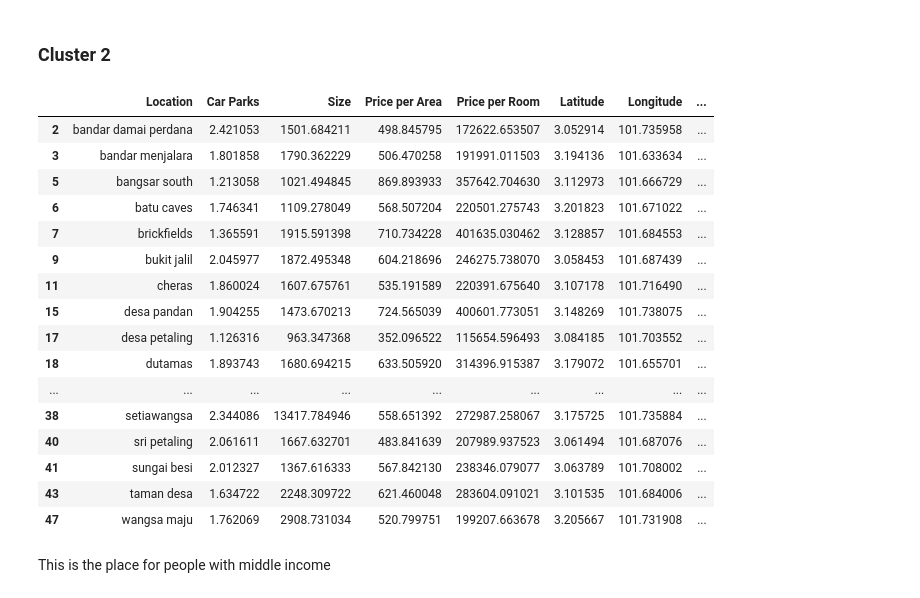
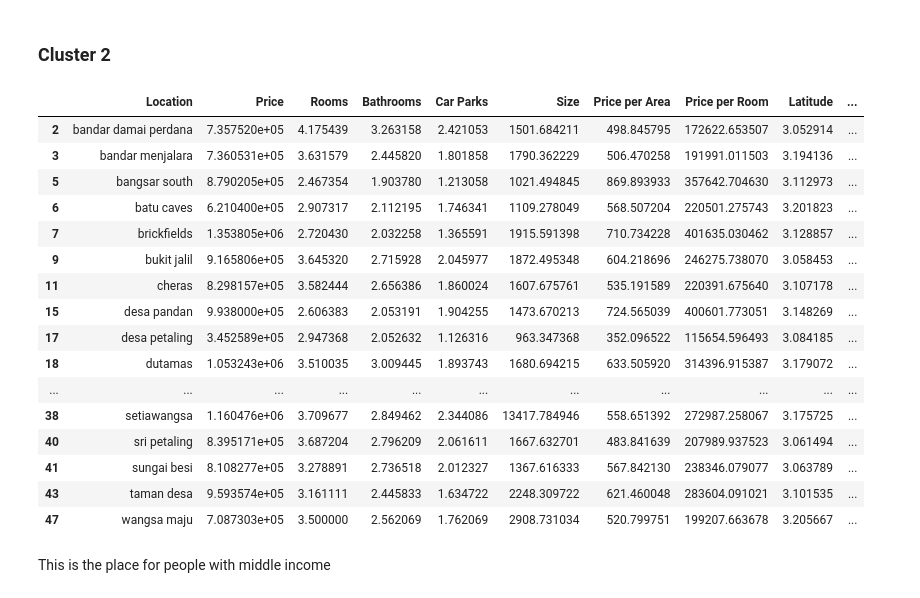
Before and after one commit to anvarnarz/ML-clustering-kl-properties-vs-venues, a Jupyter notebook: main.ipynb, the cells around one changed output. Drawn from its saved outputs; the diff is of its cells as text; code cells hidden in the pictures.

```diff
--- a/main.ipynb
+++ b/main.ipynb
@@ -414,25 +414,25 @@ Country heights, Damansara stands alone as one of the most luxury neighborhood w
 # %% [markdown]
 ### Cluster 2
 # %%
-kl_grouped.loc[kl_grouped['Cluster Labels'] == 2, kl_grouped.columns[[1] + list(range(5, kl_grouped.shape[1]))]]
+kl_grouped.loc[kl_grouped['Cluster Labels'] == 2, kl_grouped.columns[[1] + list(range(2, kl_grouped.shape[1]))]]
 # %% [output]
-|  | Location | Car Parks | Size | Price per Area | Price per Room | Latitude | Longitude | ... |
-| 2 | bandar damai perdana | 2.421053 | 1501.684211 | 498.845795 | 172622.653507 | 3.052914 | 101.735958 | ... |
-| 3 | bandar menjalara | 1.801858 | 1790.362229 | 506.470258 | 191991.011503 | 3.194136 | 101.633634 | ... |
-| 5 | bangsar south | 1.213058 | 1021.494845 | 869.893933 | 357642.704630 | 3.112973 | 101.666729 | ... |
-| 6 | batu caves | 1.746341 | 1109.278049 | 568.507204 | 220501.275743 | 3.201823 | 101.671022 | ... |
-| 7 | brickfields | 1.365591 | 1915.591398 | 710.734228 | 401635.030462 | 3.128857 | 101.684553 | ... |
-| 9 | bukit jalil | 2.045977 | 1872.495348 | 604.218696 | 246275.738070 | 3.058453 | 101.687439 | ... |
-| 11 | cheras | 1.860024 | 1607.675761 | 535.191589 | 220391.675640 | 3.107178 | 101.716490 | ... |
-| 15 | desa pandan | 1.904255 | 1473.670213 | 724.565039 | 400601.773051 | 3.148269 | 101.738075 | ... |
-| 17 | desa petaling | 1.126316 | 963.347368 | 352.096522 | 115654.596493 | 3.084185 | 101.703552 | ... |
-| 18 | dutamas | 1.893743 | 1680.694215 | 633.505920 | 314396.915387 | 3.179072 | 101.655701 | ... |
-| ... | ... | ... | ... | ... | ... | ... | ... | ... |
-| 38 | setiawangsa | 2.344086 | 13417.784946 | 558.651392 | 272987.258067 | 3.175725 | 101.735884 | ... |
-| 40 | sri petaling | 2.061611 | 1667.632701 | 483.841639 | 207989.937523 | 3.061494 | 101.687076 | ... |
-| 41 | sungai besi | 2.012327 | 1367.616333 | 567.842130 | 238346.079077 | 3.063789 | 101.708002 | ... |
-| 43 | taman desa | 1.634722 | 2248.309722 | 621.460048 | 283604.091021 | 3.101535 | 101.684006 | ... |
-| 47 | wangsa maju | 1.762069 | 2908.731034 | 520.799751 | 199207.663678 | 3.205667 | 101.731908 | ... |
+|  | Location | Price | Rooms | Bathrooms | Car Parks | Size | Price per Area | Price per Room | Latitude | ... |
+| 2 | bandar damai perdana | 7.357520e+05 | 4.175439 | 3.263158 | 2.421053 | 1501.684211 | 498.845795 | 172622.653507 | 3.052914 | ... |
+| 3 | bandar menjalara | 7.360531e+05 | 3.631579 | 2.445820 | 1.801858 | 1790.362229 | 506.470258 | 191991.011503 | 3.194136 | ... |
+| 5 | bangsar south | 8.790205e+05 | 2.467354 | 1.903780 | 1.213058 | 1021.494845 | 869.893933 | 357642.704630 | 3.112973 | ... |
+| 6 | batu caves | 6.210400e+05 | 2.907317 | 2.112195 | 1.746341 | 1109.278049 | 568.507204 | 220501.275743 | 3.201823 | ... |
+| 7 | brickfields | 1.353805e+06 | 2.720430 | 2.032258 | 1.365591 | 1915.591398 | 710.734228 | 401635.030462 | 3.128857 | ... |
+| 9 | bukit jalil | 9.165806e+05 | 3.645320 | 2.715928 | 2.045977 | 1872.495348 | 604.218696 | 246275.738070 | 3.058453 | ... |
+| 11 | cheras | 8.298157e+05 | 3.582444 | 2.656386 | 1.860024 | 1607.675761 | 535.191589 | 220391.675640 | 3.107178 | ... |
+| 15 | desa pandan | 9.938000e+05 | 2.606383 | 2.053191 | 1.904255 | 1473.670213 | 724.565039 | 400601.773051 | 3.148269 | ... |
+| 17 | desa petaling | 3.452589e+05 | 2.947368 | 2.052632 | 1.126316 | 963.347368 | 352.096522 | 115654.596493 | 3.084185 | ... |
+| 18 | dutamas | 1.053243e+06 | 3.510035 | 3.009445 | 1.893743 | 1680.694215 | 633.505920 | 314396.915387 | 3.179072 | ... |
+| ... | ... | ... | ... | ... | ... | ... | ... | ... | ... | ... |
+| 38 | setiawangsa | 1.160476e+06 | 3.709677 | 2.849462 | 2.344086 | 13417.784946 | 558.651392 | 272987.258067 | 3.175725 | ... |
+| 40 | sri petaling | 8.395171e+05 | 3.687204 | 2.796209 | 2.061611 | 1667.632701 | 483.841639 | 207989.937523 | 3.061494 | ... |
+| 41 | sungai besi | 8.108277e+05 | 3.278891 | 2.736518 | 2.012327 | 1367.616333 | 567.842130 | 238346.079077 | 3.063789 | ... |
+| 43 | taman desa | 9.593574e+05 | 3.161111 | 2.445833 | 1.634722 | 2248.309722 | 621.460048 | 283604.091021 | 3.101535 | ... |
+| 47 | wangsa maju | 7.087303e+05 | 3.500000 | 2.562069 | 1.762069 | 2908.731034 | 520.799751 | 199207.663678 | 3.205667 | ... |
 # %% [markdown]
 This is the place for people with middle income
 # %% [markdown]
```
Also changed, not shown: parts of 4 cells of this notebook, 5 other files.
